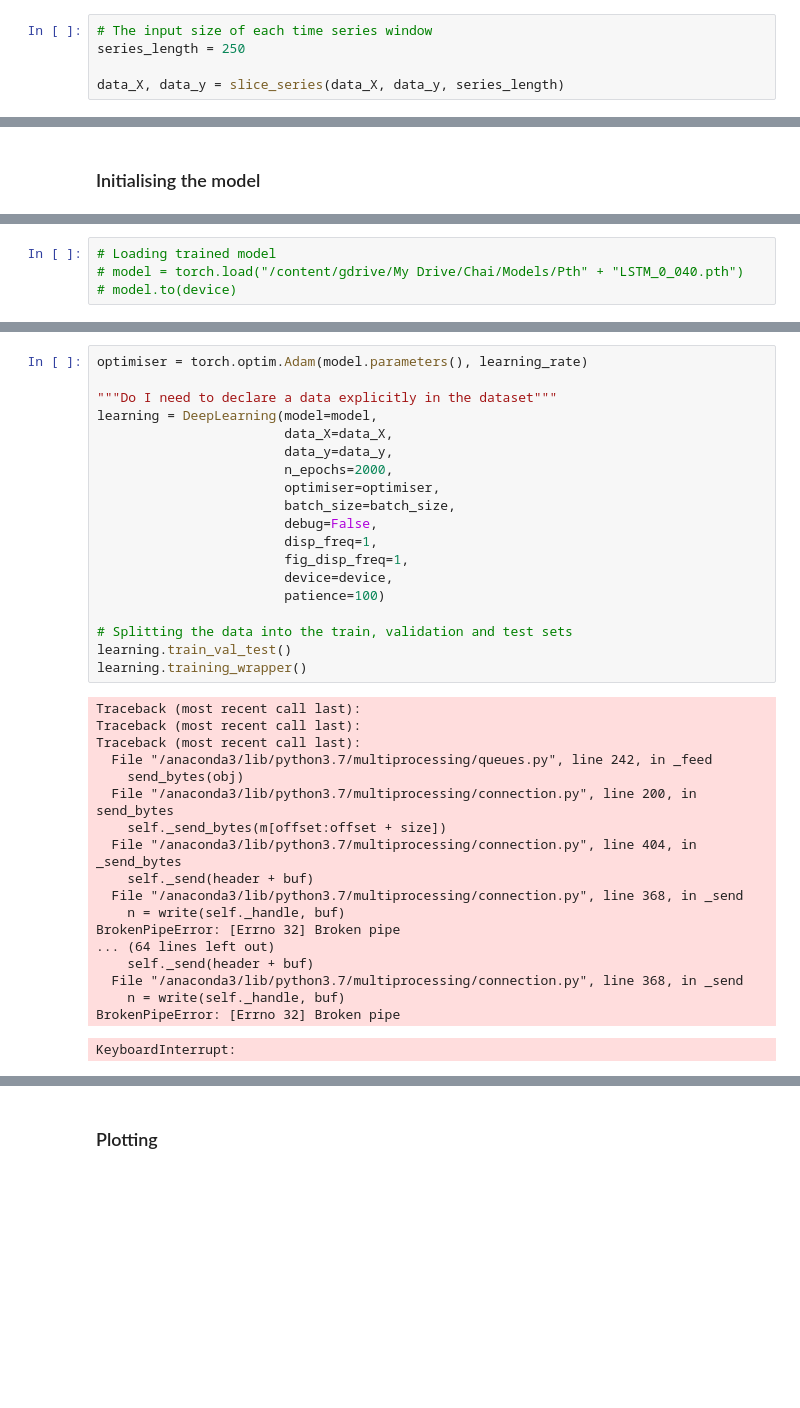
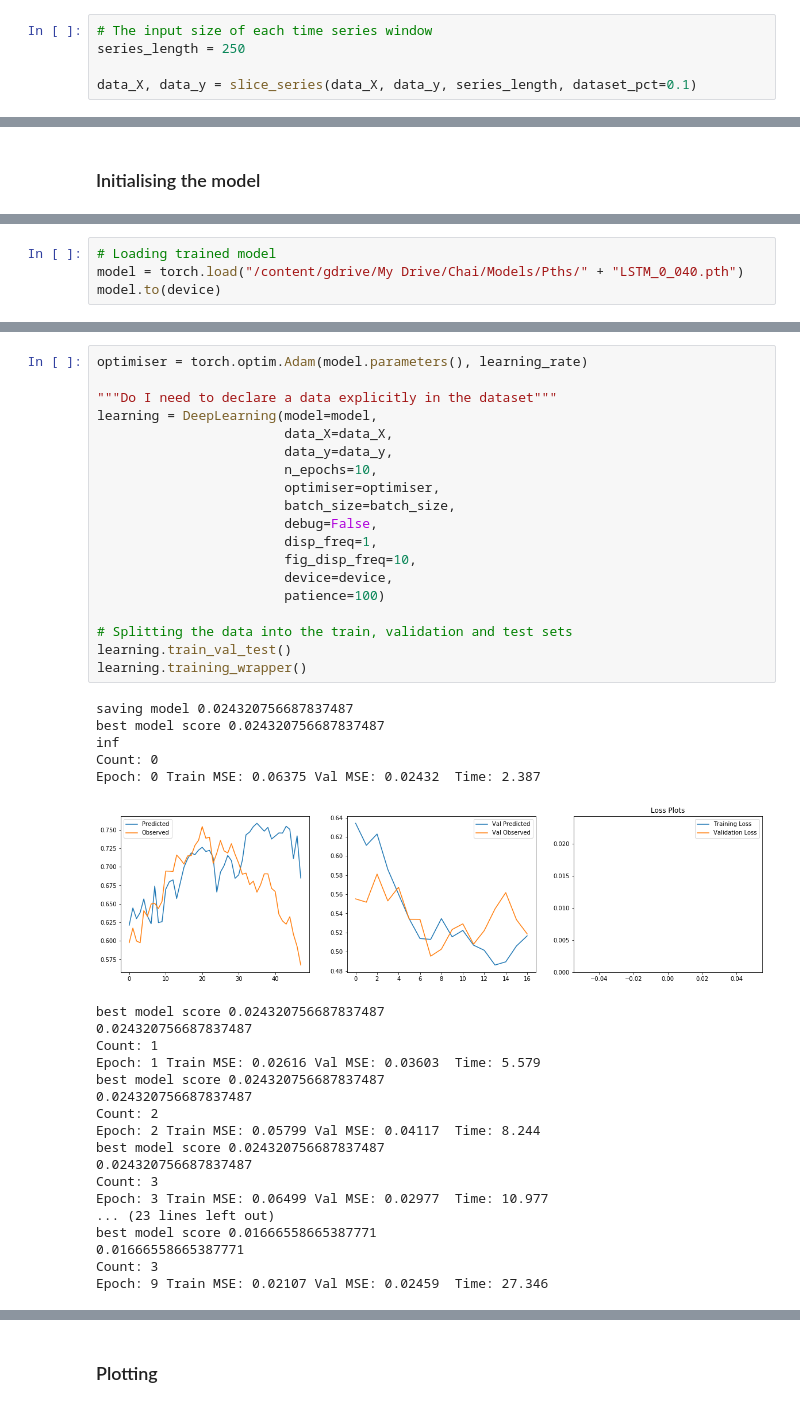
Before and after one commit to msc-acse/acse-9-independent-research-project-OliverJBoom, a Jupyter notebook: Src/LSTM.ipynb, the cells around one changed output, grey strips where cells are left out. Cells and saved outputs as stored; diff of their text form; blank space fills up the shorter version.

```diff
--- a/Src/LSTM.ipynb
+++ b/Src/LSTM.ipynb
@@ -171,4 +189,4 @@ Explained Variance Sum: 0.9645170286882983
 # The input size of each time series window
 series_length = 250
 
-data_X, data_y = slice_series(data_X, data_y, series_length)
+data_X, data_y = slice_series(data_X, data_y, series_length, dataset_pct=0.1)
@@ -951,4 +239,4 @@ data_y (3078,)
 # %%
 # Loading trained model
-# model = torch.load("/content/gdrive/My Drive/Chai/Models/Pth" + "LSTM_0_040.pth")
-# model.to(device)
+model = torch.load("/content/gdrive/My Drive/Chai/Models/Pths/" + "LSTM_0_040.pth")
+model.to(device)
@@ -955,38 +250,43 @@ data_y (3078,)
 # %%
 optimiser = torch.optim.Adam(model.parameters(), learning_rate)
 
 """Do I need to declare a data explicitly in the dataset"""
 learning = DeepLearning(model=model,
                         data_X=data_X,
                         data_y=data_y,
-                        n_epochs=2000,
+                        n_epochs=10,
                         optimiser=optimiser,
                         batch_size=batch_size,
                         debug=False,
                         disp_freq=1,
-                        fig_disp_freq=1,
+                        fig_disp_freq=10,
                         device=device,
                         patience=100)
 
 # Splitting the data into the train, validation and test sets
 learning.train_val_test()
 learning.training_wrapper()
 # %% [output]
-Traceback (most recent call last):
-Traceback (most recent call last):
-Traceback (most recent call last):
-  File "/anaconda3/lib/python3.7/multiprocessing/queues.py", line 242, in _feed
-    send_bytes(obj)
-  File "/anaconda3/lib/python3.7/multiprocessing/connection.py", line 200, in send_bytes
-    self._send_bytes(m[offset:offset + size])
-  File "/anaconda3/lib/python3.7/multiprocessing/connection.py", line 404, in _send_bytes
-    self._send(header + buf)
-  File "/anaconda3/lib/python3.7/multiprocessing/connection.py", line 368, in _send
-    n = write(self._handle, buf)
-BrokenPipeError: [Errno 32] Broken pipe
-... (64 lines left out)
-    self._send(header + buf)
-  File "/anaconda3/lib/python3.7/multiprocessing/connection.py", line 368, in _send
-    n = write(self._handle, buf)
-BrokenPipeError: [Errno 32] Broken pipe
+saving model 0.024320756687837487
+best model score 0.024320756687837487
+inf
+Count: 0
+Epoch: 0 Train MSE: 0.06375 Val MSE: 0.02432  Time: 2.387
+[figure, added]
-KeyboardInterrupt:
+best model score 0.024320756687837487
+0.024320756687837487
+Count: 1
+Epoch: 1 Train MSE: 0.02616 Val MSE: 0.03603  Time: 5.579
+best model score 0.024320756687837487
+0.024320756687837487
+Count: 2
+Epoch: 2 Train MSE: 0.05799 Val MSE: 0.04117  Time: 8.244
+best model score 0.024320756687837487
+0.024320756687837487
+Count: 3
+Epoch: 3 Train MSE: 0.06499 Val MSE: 0.02977  Time: 10.977
+... (23 lines left out)
+best model score 0.01666558665387771
+0.01666558665387771
+Count: 3
+Epoch: 9 Train MSE: 0.02107 Val MSE: 0.02459  Time: 27.346
```
Also changed, not shown: parts of 24 cells of this notebook, 1 other file.
